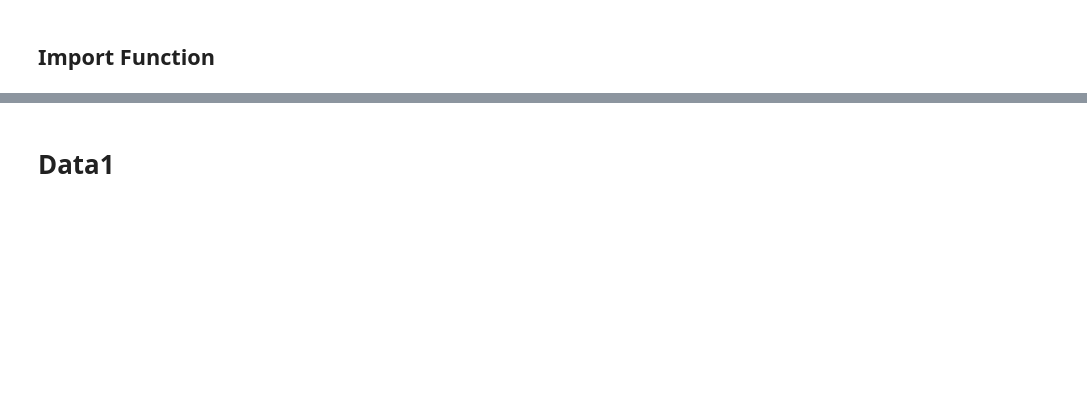
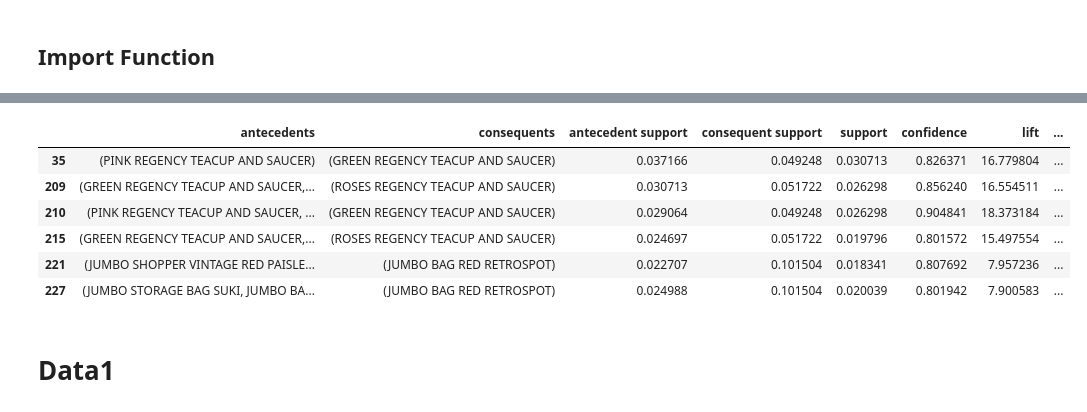
Before and after one commit to PondKann/KKU_data_mining, a Jupyter notebook: Data_Online.ipynb, the cells around one changed output, grey strips where cells are left out. Drawn from its saved outputs; the diff is of its cells as text; code cells hidden in the pictures; blank space fills up the shorter version.

```diff
--- a/Data_Online.ipynb
+++ b/Data_Online.ipynb
@@ -24,0 +69,5 @@ data_path = os.path.join(path,'online_retail_II.xlsx')
+# %%
+df['Description'] = df['Description'].str.strip()
+df.dropna(axis=0, subset=['Invoice'], inplace=True)
+df['Invoice'] = df['Invoice'].astype('str')
+df = df[~df['Invoice'].str.contains('C')]
@@ -24,0 +76,4 @@ data_path = os.path.join(path,'online_retail_II.xlsx')
+# %%
+basket0 = (df.groupby(['Invoice', 'Description'])['Quantity']
+          .sum().unstack().reset_index().fillna(0)
+          .set_index('Invoice'))
@@ -24,0 +82,9 @@ data_path = os.path.join(path,'online_retail_II.xlsx')
+# %%
+def encode_units(x):
+    if x <= 0:
+        return 0
+    if x >= 1:
+        return 1
+
+basket0_sets = basket0.applymap(encode_units)
+basket0_sets.drop('POSTAGE', inplace=True, axis=1)
@@ -25,3 +93,18 @@ data_path = os.path.join(path,'online_retail_II.xlsx')
+# %%
+frequent_itemsets0 = apriori(basket0_sets, min_support=0.018, use_colnames=True)
+rules0 = association_rules(frequent_itemsets0, metric="lift", min_threshold=1)
+
+AssoAll = rules0[ (rules0['lift'] >= 4)& (rules0['confidence'] >= 0.8)]
+# %%
+AssoAll
+# %% [output]
+|  | antecedents | consequents | antecedent support | consequent support | support | confidence | lift | ... |
+| 35 | (PINK REGENCY TEACUP AND SAUCER) | (GREEN REGENCY TEACUP AND SAUCER) | 0.037166 | 0.049248 | 0.030713 | 0.826371 | 16.779804 | ... |
+| 209 | (GREEN REGENCY TEACUP AND SAUCER,... | (ROSES REGENCY TEACUP AND SAUCER) | 0.030713 | 0.051722 | 0.026298 | 0.856240 | 16.554511 | ... |
+| 210 | (PINK REGENCY TEACUP AND SAUCER, ... | (GREEN REGENCY TEACUP AND SAUCER) | 0.029064 | 0.049248 | 0.026298 | 0.904841 | 18.373184 | ... |
+| 215 | (GREEN REGENCY TEACUP AND SAUCER,... | (ROSES REGENCY TEACUP AND SAUCER) | 0.024697 | 0.051722 | 0.019796 | 0.801572 | 15.497554 | ... |
+| 221 | (JUMBO SHOPPER VINTAGE RED PAISLE... | (JUMBO BAG RED RETROSPOT) | 0.022707 | 0.101504 | 0.018341 | 0.807692 | 7.957236 | ... |
+| 227 | (JUMBO STORAGE BAG SUKI, JUMBO BA... | (JUMBO BAG RED RETROSPOT) | 0.024988 | 0.101504 | 0.020039 | 0.801942 | 7.900583 | ... |
 # %% [markdown]
 # Data1
 # %%
```
Also changed, not shown: parts of 34 cells of this notebook.
